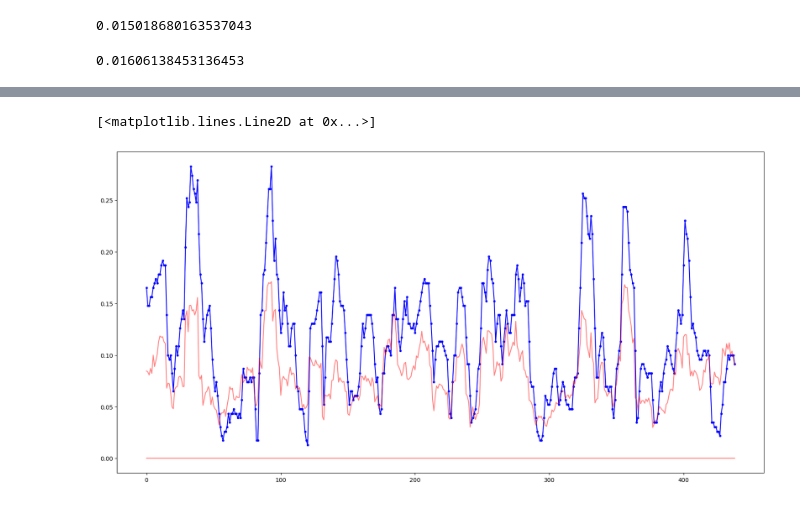
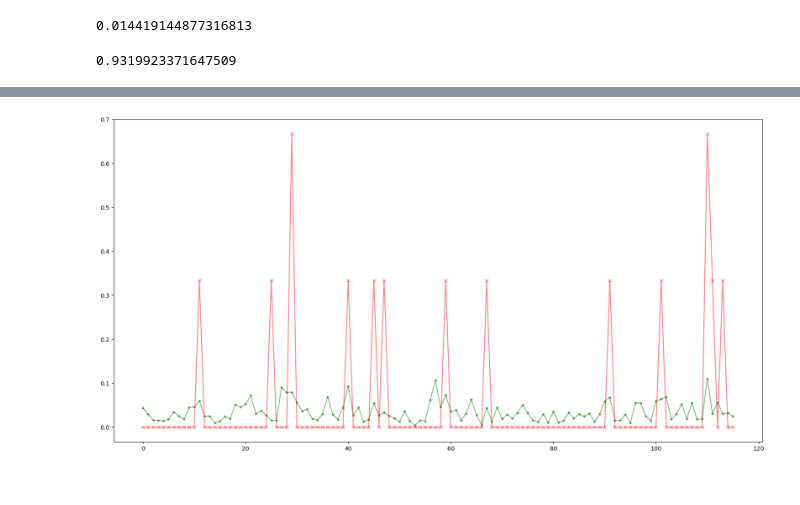
Before and after one commit to caiodrear/gene, a Jupyter notebook: data_testing.ipynb, the cells around one changed output, grey strips where cells are left out. Saved outputs shown, nothing was run; the diff lists cells and outputs as text; code cells hidden in the pictures.

```diff
--- a/data_testing.ipynb
+++ b/data_testing.ipynb
@@ -1,6 +1,8 @@
 # %%
 import pandas as pd
+import numpy as np
 from windowing import GeneData
+from network import GeneModel
 pd.set_option('display.max_columns', 500)
 
 data = pd.read_csv('data/22-23/player_data.csv')
@@ -8,8 +10,12 @@ data = data[data['minutes'] > 0].reset_index(drop=True)
 gene = GeneData(data)
 
 gene.reset_data()
-gene.add_team_performance()
+
+gene.add_team_performance(window_size=20)
+
 gene.position_filter('MID')
-gene.window_split()
+gene.window_split(window_size=3, tvt_size=[0.775, 0.2, 0.025])
 gene.scale_data()
 gene.wrangle_data()
+
+gene_model = GeneModel(gene)
@@ -102,0 +32,2 @@ accuracy
+# %%
+gene_model.train(epochs=100, batch_size=400, verbose=1)
@@ -102,0 +52,13 @@ accuracy
+# %%
+y_test = gene.test_data['target_data']
+
+test_data = [gene.test_data['match_data'], gene.test_data['player_data']]
+
+accuracy = gene_model.model.evaluate(
+    test_data, y_test, batch_size=500, verbose=1)
+
+
+y_test = y_test.reshape(-1,1)
+preds = gene_model.model.predict(test_data).reshape(1, -1)[0]
+
+accuracy
@@ -103,30 +69,32 @@ accuracy
 # %%
 from sklearn.metrics import mean_squared_error
-print(mean_squared_error(testy, preds, squared=True))
+import matplotlib.pyplot as plt
 
-mean_squared_error(testy,np.roll(testy, 1), squared=True)
+print(mean_squared_error(y_test, preds, squared=True))
 
-mean_squared_error(testy,np.ones(len(testy))*0.2125388198757764, squared=True)
+mean_squared_error(y_test,np.roll(y_test, 1), squared=True)
+
+mean_squared_error(y_test,np.ones(len(y_test)), squared=True)
 # %% [output]
-0.015018680163537043
+0.014419144877316813
-0.01606138453136453
+0.9319923371647509
 # %%
-import matplotlib.pyplot as plt
-import numpy as np
 
-def moving_average(a, n=10) :
+def moving_average(a, n=0) :
     ret = np.cumsum(np.abs(a), dtype=float)
     ret[n:] = ret[n:] - ret[:-n]
     return ret[n - 1:] / n
 
-preds = np.transpose(model.predict([testX_m, testX_p]))[0]
 plt.figure(figsize=(20,10))
 
-plt.plot(moving_average(np.roll(testy, 1)-testy), 'b', marker='.')
-plt.plot(moving_average(preds-testy), 'r', alpha=0.5)
-plt.plot(moving_average(testy-testy), 'r', alpha=0.5)
+# plt.plot(moving_average(np.roll(y_test, 1)-y_test), 'b', marker='.')
+# plt.plot(moving_average(preds-y_test), 'r', alpha=0.5)
+# plt.plot(moving_average(y_test-y_test), 'r', alpha=0.5)
 
-# plt.plot(moving_average(np.roll(testy, 1)), 'b', marker='.')
-# plt.plot(moving_average(preds), 'g', alpha=0.5)
-# plt.plot(moving_average(testy), 'r', alpha=0.5)
+# plt.plot(moving_average(np.roll(y_test, 2)), 'b', marker='.')
+# plt.plot(moving_average(preds), 'g', alpha=0.5, marker='.')
+# plt.plot(moving_average(y_test), 'r', alpha=0.5, marker='x')
+
+plt.plot(preds, 'g', alpha=0.5, marker='.')
+plt.plot(y_test, 'r', alpha=0.5, marker='x')
 # %% [output]
@@ -134,2 +102 @@ plt.plot(moving_average(testy-testy), 'r', alpha=0.5)
-[<matplotlib.lines.Line2D at 0x...>]
-[figure, old version]
+[figure, new version]
```
Also changed, not shown: parts of 21 cells of this notebook, 3 other files.
